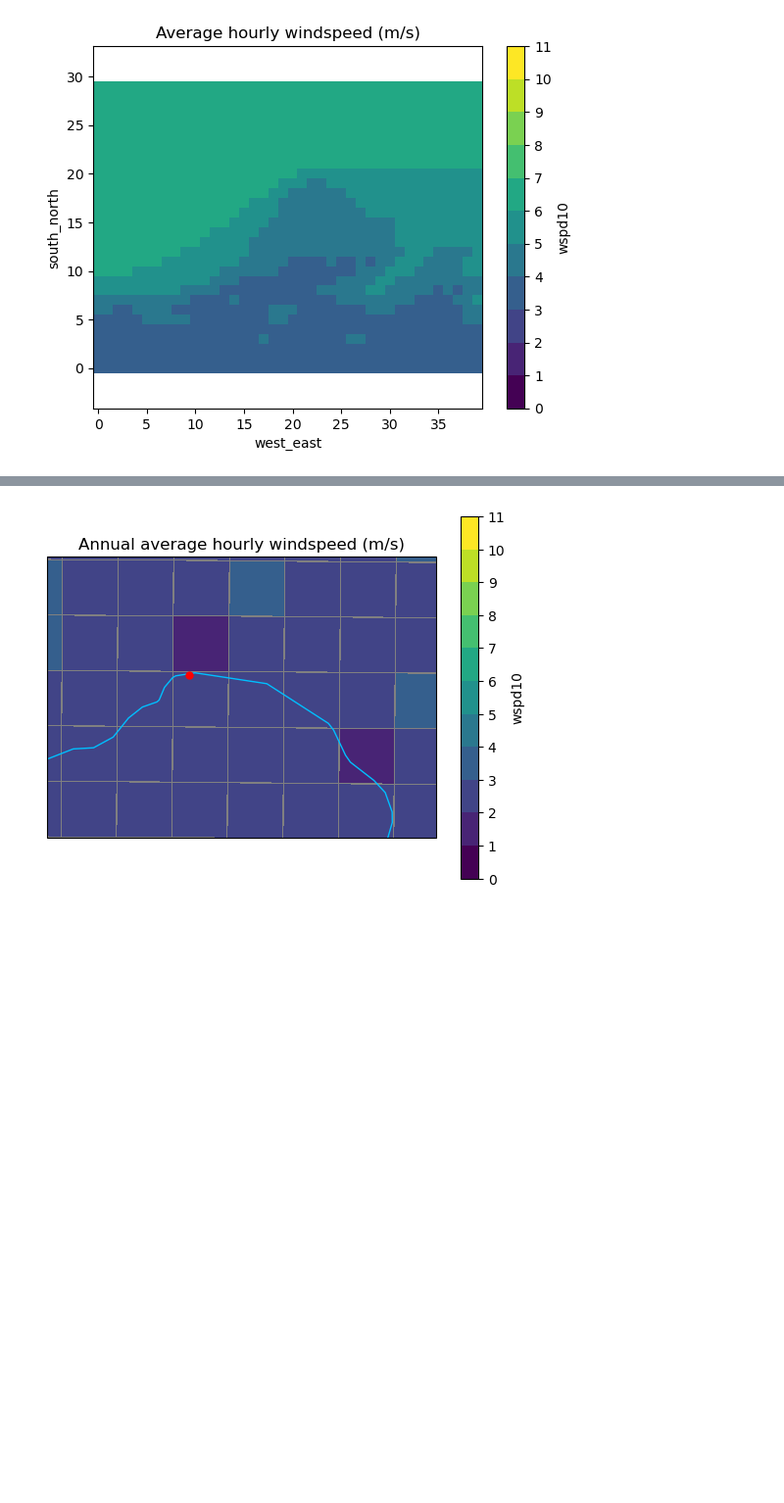
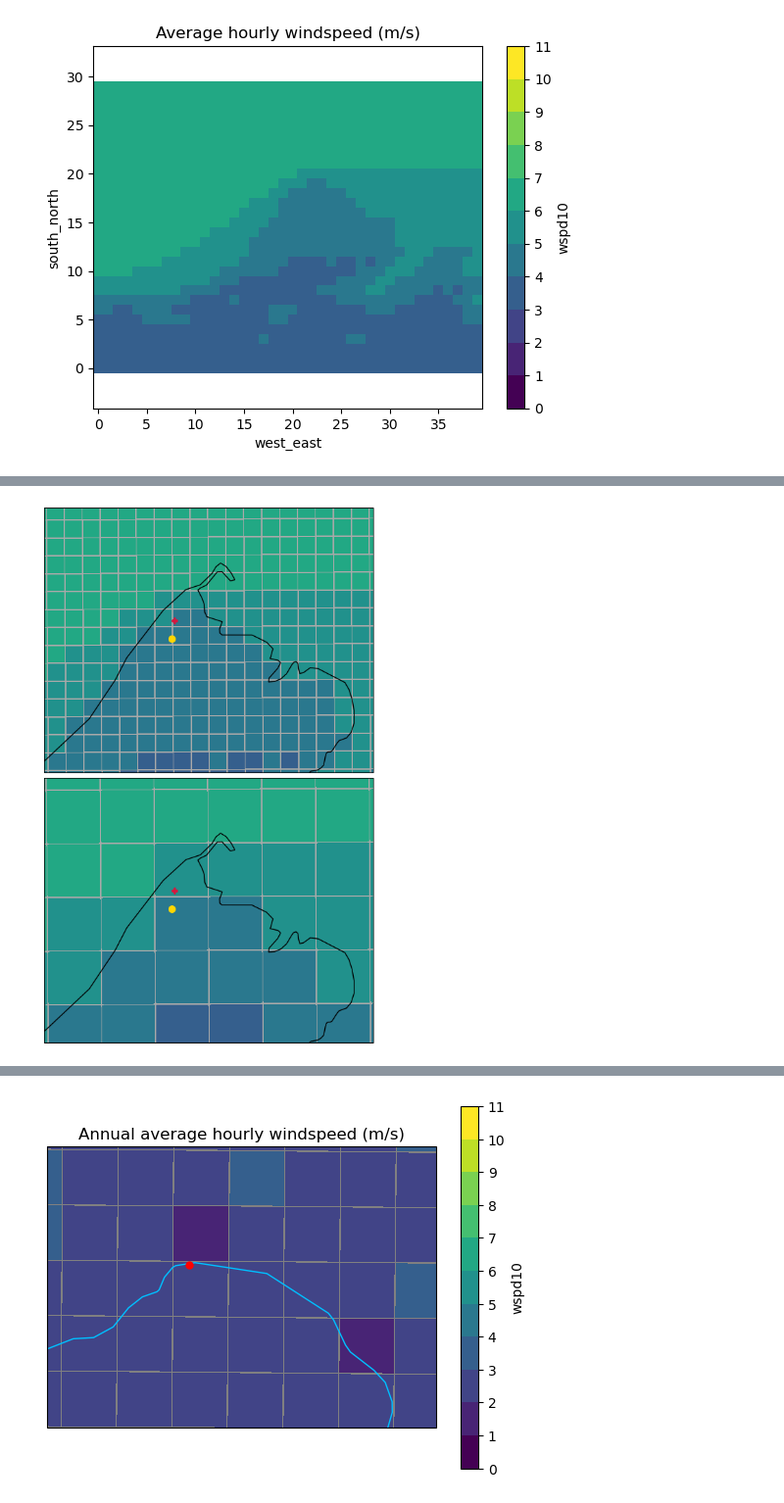
Before and after one commit to chryss/dyndowntools, a Jupyter notebook: Jupyter_Notebooks/analysis_windspd_grid.ipynb, the cells around one changed output, grey strips where cells are left out. Shown at 98% size. Saved outputs shown, nothing was run; the diff lists cells and outputs as text; code cells hidden in the pictures; blank space fills up the shorter version.

```diff
--- a/Jupyter_Notebooks/analysis_windspd_grid.ipynb
+++ b/Jupyter_Notebooks/analysis_windspd_grid.ipynb
@@ -277,0 +345,9 @@ plt.axis('equal')
+# %%
+fig, axes = plt.subplots(nrows=2, ncols=1, figsize=(5, 8),
+                         subplot_kw={'projection': projection},
+                         constrained_layout=True)
+
+plot_windmean_grid_forlocation(wind_mean_4, axes[0], 'Utqiaġvik')
+plot_windmean_grid_forlocation(wind_mean_12, axes[1], 'Utqiaġvik')
+# %% [output]
+[figure, added]
```
Also changed, not shown: parts of 63 cells of this notebook, 15 other files.
